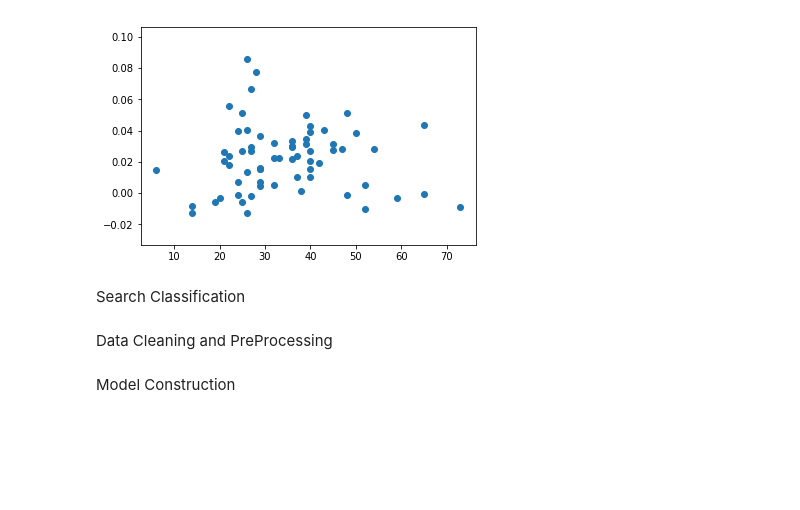
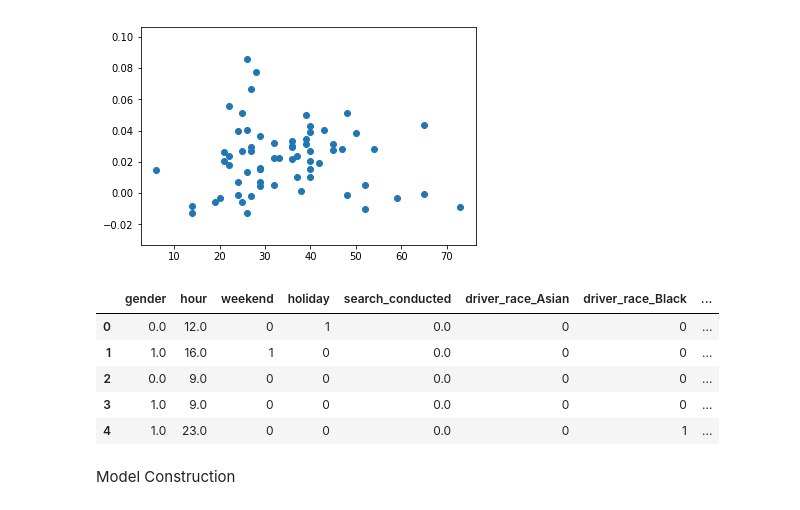
Before and after one commit to JasonChan07/police_stops, a Jupyter notebook: WI Police Stops.ipynb, the cells around one changed output. Cells and saved outputs as stored; diff of their text form; code cells hidden in the pictures; blank space fills up the shorter version.

```diff
--- a/WI Police Stops.ipynb
+++ b/WI Police Stops.ipynb
@@ -127,8 +107,4 @@ plt.scatter(x = county_seg['segregation'], y = county_seg['stop_rates'])
 # %% [output]
 <matplotlib.collections.PathCollection at 0x...>
 [figure]
-# %% [markdown]
-Search Classification
-# %% [markdown]
-Data Cleaning and PreProcessing
 # %%
@@ -183,3 +132,20 @@ stops_enc = stops_enc.dropna()
+# %%
+# select relevant columns
+stops_copy = stops_copy[['gender', 'driver_race','hour', 'weekend', 'holiday', 'search_conducted']]
+
+# dummy encode driver race
+stops_enc = pd.get_dummies(data = stops_copy, columns = ['driver_race'])
+
+# remove any rows with missing values
+stops_enc = stops_enc.dropna()
+stops_enc.head()
+# %% [output]
+|  | gender | hour | weekend | holiday | search_conducted | driver_race_Asian | driver_race_Black | ... |
+| 0 | 0.0 | 12.0 | 0 | 1 | 0.0 | 0 | 0 | ... |
+| 1 | 1.0 | 16.0 | 1 | 0 | 0.0 | 0 | 0 | ... |
+| 2 | 0.0 | 9.0 | 0 | 0 | 0.0 | 0 | 0 | ... |
+| 3 | 1.0 | 9.0 | 0 | 0 | 0.0 | 0 | 0 | ... |
+| 4 | 1.0 | 23.0 | 0 | 0 | 0.0 | 0 | 1 | ... |
 # %% [markdown]
 Model Construction
 # %%
```
Also changed, not shown: parts of 12 cells of this notebook.
